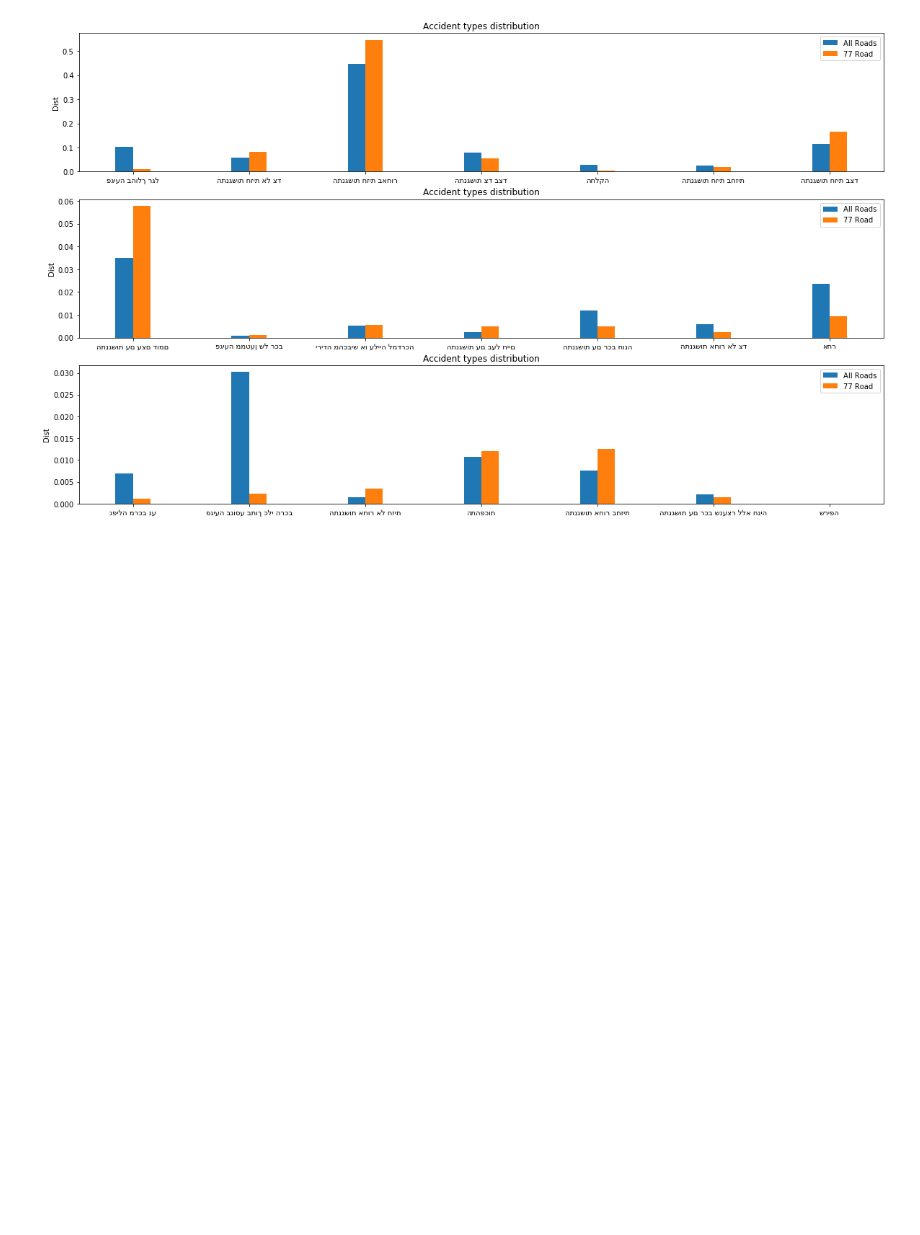
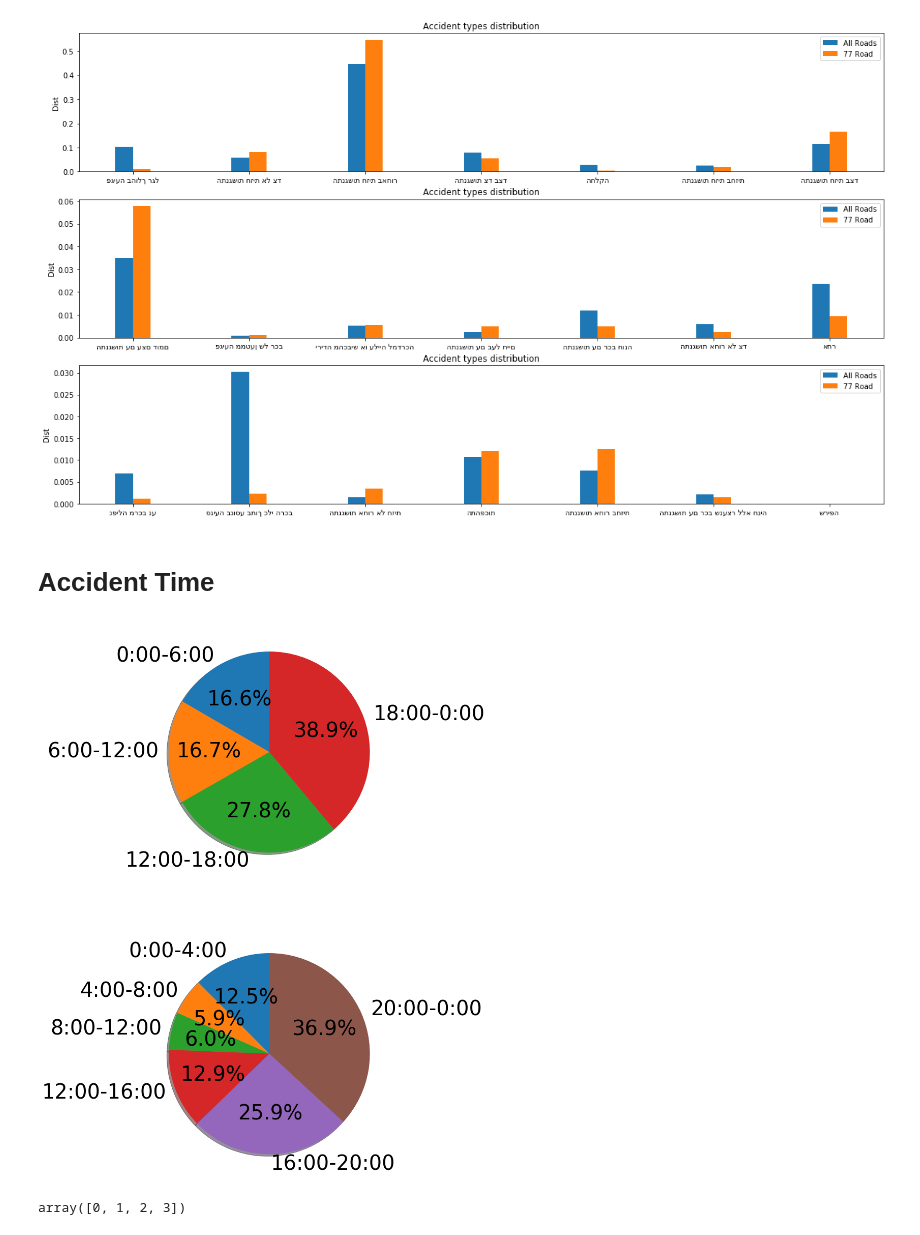
Before and after one commit to Yaminbens/Anyway, a Jupyter notebook: TemporalDifferences.ipynb, the cells around one changed output. Cells and saved outputs as stored; diff of their text form; code cells hidden in the pictures; blank space fills up the shorter version.

Commit message:
added two pie charts of accidents distribution by hour

```diff
--- a/TemporalDifferences.ipynb
+++ b/TemporalDifferences.ipynb
@@ -199,3 +166,46 @@ ax3.legend()
 # %% [output]
 <matplotlib.legend.Legend at 0x...>
 [figure]
+# %% [markdown]
+# Accident Time
+# %%
+import numpy as np
+
+df.loc[df['road1'] == 77]['accident_hour'].value_counts().sort_index()
+
+# Pie chart, where the slices will be ordered and plotted counter-clockwise:
+sizes = []
+labels = [['0:00-6:00','6:00-12:00','12:00-18:00','18:00-0:00'],
+         ['0:00-4:00','4:00-8:00','8:00-12:00','12:00-16:00','16:00-20:00','20:00-0:00']]
+sizes.append([np.sum(df.loc[df['road1'] == 77]['accident_hour'].value_counts().sort_index()[x:x+6]) for x in np.arange(4)])
+sizes.append([np.sum(df.loc[df['road1'] == 77]['accident_hour'].value_counts().sort_index()[x:x+4]) for x in np.arange(6)])
+
+# explode = np.zeros(4)  # only "explode" the 2nd slice (i.e. 'Hogs')
+
+fig = plt.figure()
+ax1=plt.subplot(2, 1, 1)
+ax2=plt.subplot(2, 1, 2)
+
+ax1.pie(sizes[0],labels=labels[0], autopct='%1.1f%%',  textprops={'fontsize': 40},
+        shadow=True, startangle=90)
+# ax1.axis('equal')  # Equal aspect ratio ensures that pie is drawn as a circle.
+
+ax2.pie(sizes[1],labels=labels[1], autopct='%1.1f%%',  textprops={'fontsize': 40},
+        shadow=True, startangle=90)
+# ax1.axis('equal')  # Equal aspect ratio ensures that pie is drawn as a circle.
+
+plt.show()
+# %% [output]
+[figure, added]
+# %%
+labels = ['0:00-6:00','6:00-12:00','12:00-18:00','18:00-0:00']
+sizes = [np.sum(df.loc[df['road1'] == 77]['accident_hour'].value_counts().sort_index()[x:x+6]) for x in np.arange(4)]
+explode = np.zeros(4)  # only "explode" the 2nd slice (i.e. 'Hogs')
+
+fig1, ax1 = plt.subplots()
+ax1.pie(sizes, explode=explode, labels=labels, autopct='%1.1f%%',  textprops={'fontsize': 40},
+        shadow=True, startangle=90)
+ax1.axis('equal')  # Equal aspect ratio ensures that pie is drawn as a circle.
+plt.show()
+# %% [output]
+array([0, 1, 2, 3])
```
Also changed, not shown: parts of 5 cells of this notebook.
